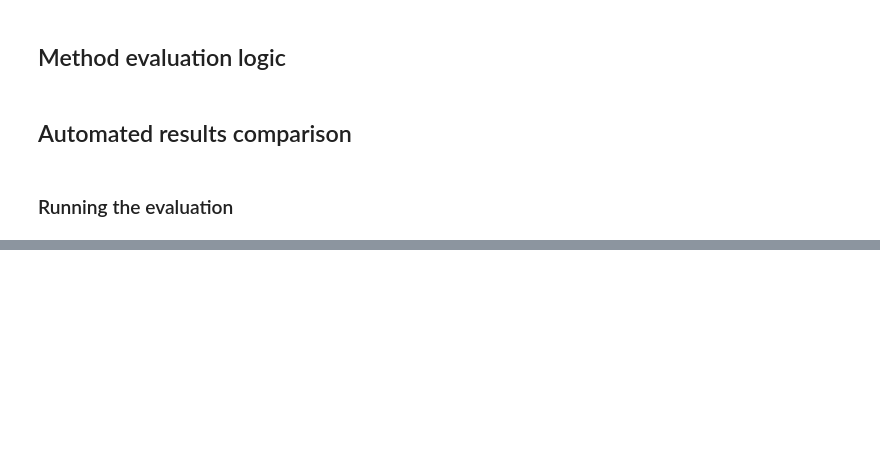
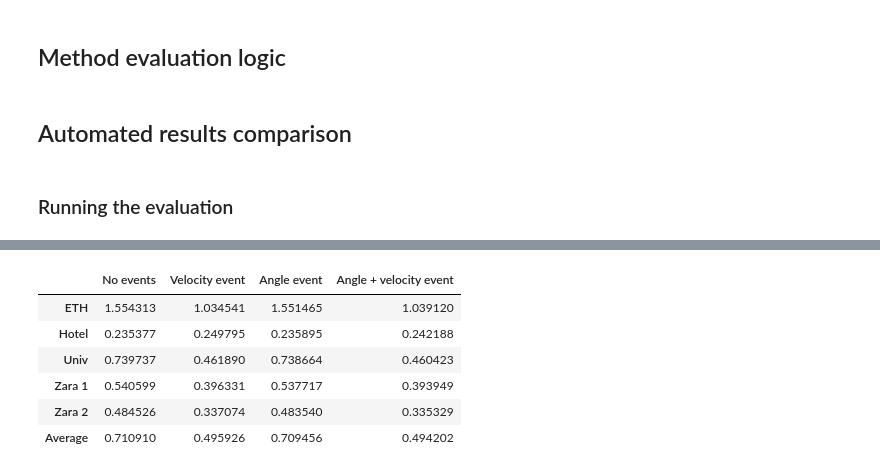
Before and after one commit to karlriis/trajectory-forecasting, a Jupyter notebook: ablation_study.ipynb, the cells around one changed output, grey strips where cells are left out. Saved outputs shown, nothing was run; the diff lists cells and outputs as text; code cells hidden in the pictures; blank space fills up the shorter version.

```diff
--- a/ablation_study.ipynb
+++ b/ablation_study.ipynb
@@ -585,0 +657,10 @@ df_single_ade.style.highlight_min(color = 'lightgreen', axis = 1)
+# %%
+df_best_of_20_fde_grouping
+# %% [output]
+|  | No events | Velocity event | Angle event | Angle + velocity event |
+| ETH | 1.554313 | 1.034541 | 1.551465 | 1.039120 |
+| Hotel | 0.235377 | 0.249795 | 0.235895 | 0.242188 |
+| Univ | 0.739737 | 0.461890 | 0.738664 | 0.460423 |
+| Zara 1 | 0.540599 | 0.396331 | 0.537717 | 0.393949 |
+| Zara 2 | 0.484526 | 0.337074 | 0.483540 | 0.335329 |
+| Average | 0.710910 | 0.495926 | 0.709456 | 0.494202 |
```
Also changed, not shown: parts of 32 cells of this notebook.
